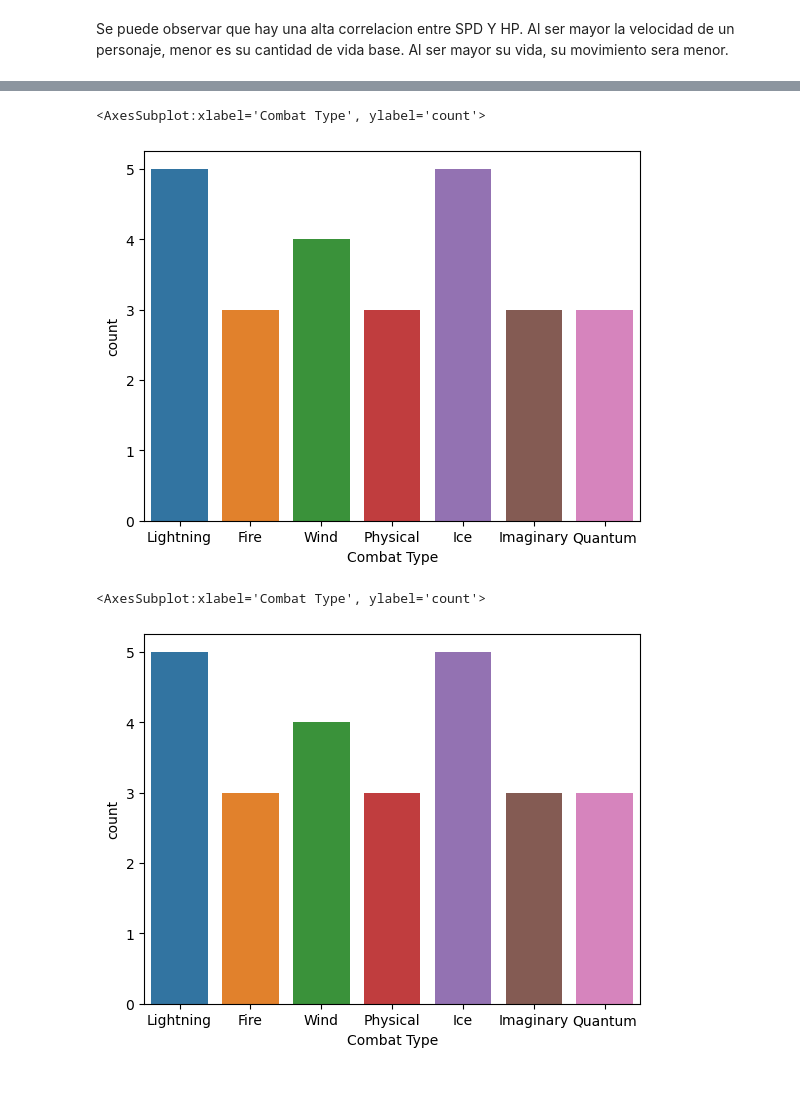
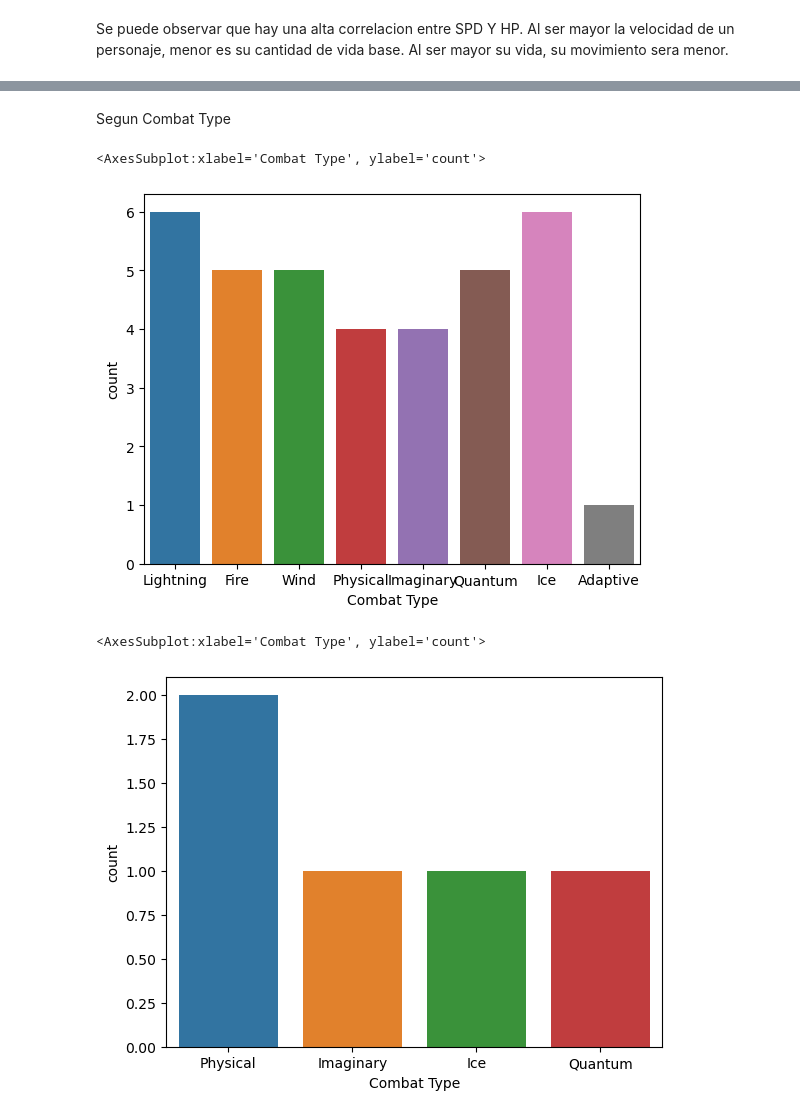
Before and after one commit to Jjcorsino/EDA-Honkai-Star-rail, a Jupyter notebook: HonkaiDataSetEDA.ipynb, the cells around one changed output, grey strips where cells are left out. Cells and saved outputs as stored; diff of their text form; code cells hidden in the pictures; blank space fills up the shorter version.

Commit message:
Update HonkaiDataSetEDA.ipynb
agora sim manito

```diff
--- a/HonkaiDataSetEDA.ipynb
+++ b/HonkaiDataSetEDA.ipynb
@@ -259,14 +287,16 @@ sns.scatterplot(x='SPD', y='HP', data=characters_df2)
+# %% [markdown]
+Segun Combat Type
 # %%
 sns.countplot(x='Combat Type',
-            data=characters_df2
-             )
+            data=playableCharacters
+            )
 # %% [output]
 <AxesSubplot:xlabel='Combat Type', ylabel='count'>
-[figure, old version]
+[figure, new version]
 # %%
 sns.countplot(x='Combat Type',
-            data=characters_df2[characters_df2['Status'] == 'Playable']
-             )
+            data=upcomingCharacters
+            )
 # %% [output]
 <AxesSubplot:xlabel='Combat Type', ylabel='count'>
-[figure, old version]
+[figure, new version]
```
Also changed, not shown: parts of 24 cells of this notebook.
